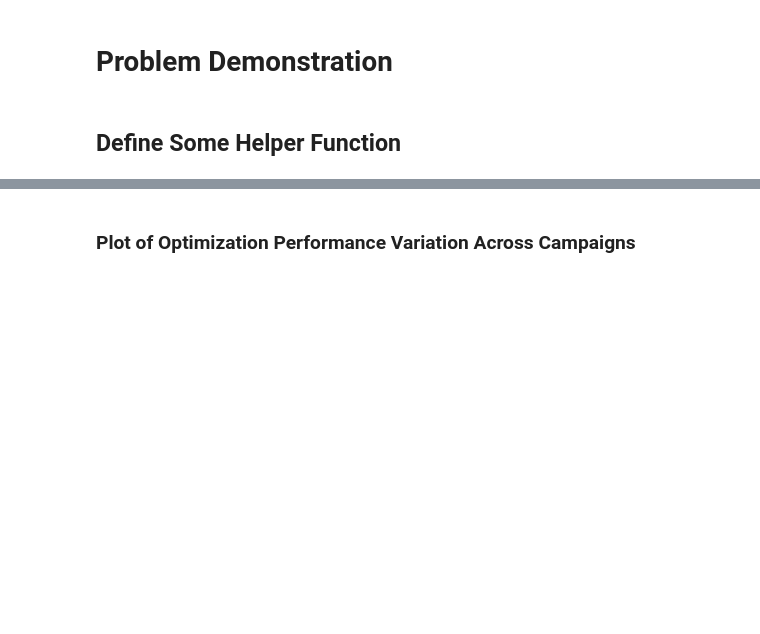
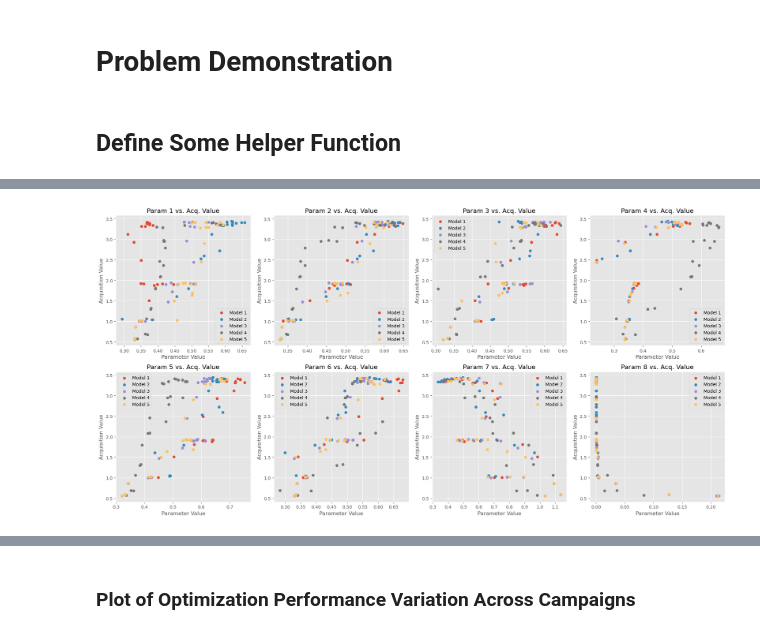
Before and after one commit to AndrewFalkowski/TakeYourTime, a Jupyter notebook: demonstration.ipynb, the cells around one changed output, grey strips where cells are left out. Drawn from its saved outputs; the diff is of its cells as text; code cells hidden in the pictures; blank space fills up the shorter version.

```diff
--- a/demonstration.ipynb
+++ b/demonstration.ipynb
@@ -105,0 +135,16 @@ for i in (pbar0 := trange(n_campaigns, leave=True, colour="red")):
+# %%
+fig, axes = plt.subplots(nrows=2, ncols=4, figsize=(20, 10))
+axes = axes.flatten()
+
+for param_idx in range(8):  # Loop over parameters
+    for model_idx in range(5):  # Loop over models/seeds
+        axes[param_idx].scatter(ensemble_params[model_idx, param_idx, :], ensemble_acqf[model_idx, :], label=f'Model {model_idx+1}')
+    axes[param_idx].set_title(f'Param {param_idx+1} vs. Acq. Value')
+    axes[param_idx].set_xlabel('Parameter Value')
+    axes[param_idx].set_ylabel('Acquisition Value')
+    axes[param_idx].legend()
+
+plt.tight_layout()
+plt.show()
+# %% [output]
+[figure, added]
```
Also changed, not shown: parts of 9 cells of this notebook, 1 other file.
